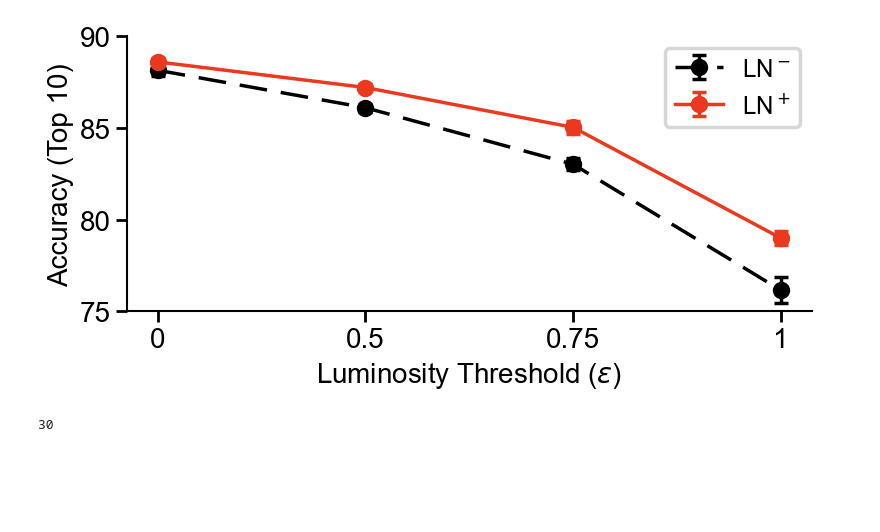
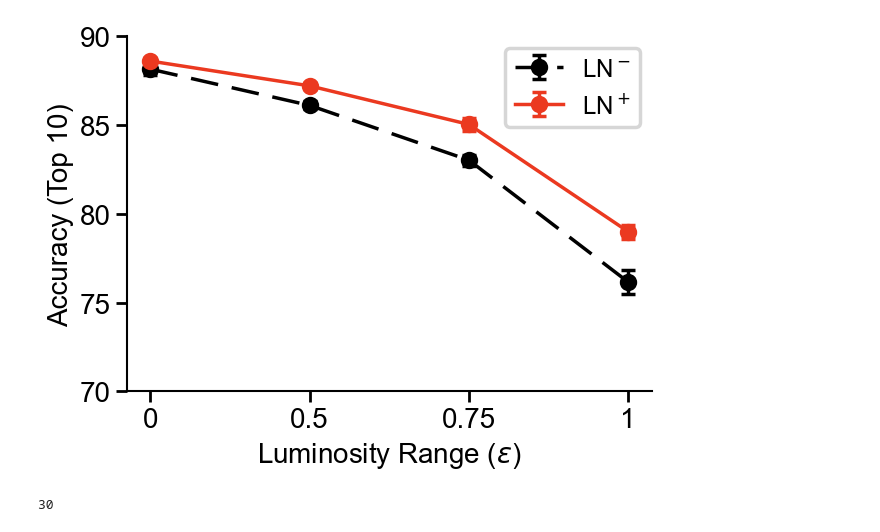
Before and after one commit to RoyHEyono/HomeostaticDANN, a Jupyter notebook: models/dense_mnist_task/figure_notebooks/fig1.ipynb, the cells around one changed output. Saved outputs shown, nothing was run; the diff lists cells and outputs as text; code cells hidden in the pictures; blank space fills up the shorter version.

Commit message:
Editing figures

```diff
--- a/models/dense_mnist_task/figure_notebooks/fig1.ipynb
+++ b/models/dense_mnist_task/figure_notebooks/fig1.ipynb
@@ -35,7 +35,8 @@ def same_config(config1, config2, keys=['normtype']):
             return False
     return True
 # %%
-fig, ax = plt.subplots(figsize=(8, 4))
+# fig, ax = plt.subplots(figsize=(8, 4))
+fig, ax = plt.subplots()
 brightness_factor = [0, 0.5, 0.75, 1]
 best_n_runs = 10
 noln_acc = []
@@ -49,36 +50,36 @@ for bf in brightness_factor:
                                                             "config.brightness_factor": bf, "config.layer_norm": 1, "config.excitation_training": 0, "config.normtype_detach": 0,
                                                             "config.use_testset": True}, order="-summary_metrics.test_acc")[:best_n_runs]
     no_layernorm_ei_network = fetch_runs(api, entity='project_danns', project_name='Luminosity_LNHomeostasis', filters={"config.dataset": "fashionmnist",
                                                             "config.brightness_factor": bf, "config.layer_norm": 0, "config.excitation_training": 0, "config.normtype_detach": 0,
                                                             "config.use_testset": True}, order="-summary_metrics.test_acc")[:best_n_runs]
 
 
     noln_acc.append(np.median([run_noln.summary['test_acc'] for run_noln in no_layernorm_ei_network ]))
     ln_acc.append(np.median([run_ln.summary['test_acc'] for run_ln in layernorm_ei_network]))
     noln_err.append(np.std([run_noln.summary['test_acc'] for run_noln in no_layernorm_ei_network ]))
     ln_err.append(np.std([run_ln.summary['test_acc'] for run_ln in layernorm_ei_network]))
 
 ax.errorbar(range(len(noln_acc)), noln_acc, yerr=noln_err, fmt='-o', linestyle='--', label='LN$^-$', capsize=5, color='black')
 ax.errorbar(range(len(ln_acc)), ln_acc, yerr=ln_err, fmt='-o',  label='LN$^+$', capsize=5, color='#eb3920')
 plt.xticks(range(len(noln_acc)), [str(ele) for ele in brightness_factor], fontsize=25)
 plt.legend()
 
-ax.set_xlabel('Luminosity Threshold ($\epsilon$)', fontsize=20)
+ax.set_xlabel('Luminosity Range ($\epsilon$)', fontsize=20)
 ax.set_ylabel(f'Accuracy (Top {best_n_runs})', fontsize=20)
 # ax.set_title(f'LN on EI Network', fontsize=20)
 
 # Set larger font sizes for the tick numbers
 plt.xticks(fontsize=20)
 plt.yticks(fontsize=20)
 
 # Get the current x and y ticks
 x_ticks = ax.get_xticks()
 y_ticks = ax.get_yticks()
 
-ax.set_ylim(75,90)
+ax.set_ylim(70,90)
 plt.savefig("figure1d.svg", format="svg")
 # %% [output]
-[figure, old version]
+[figure, new version]
 # %%
 fig, ax = plt.subplots()
 
```
Also changed, not shown: parts of 2 cells of this notebook, 20 other files.
